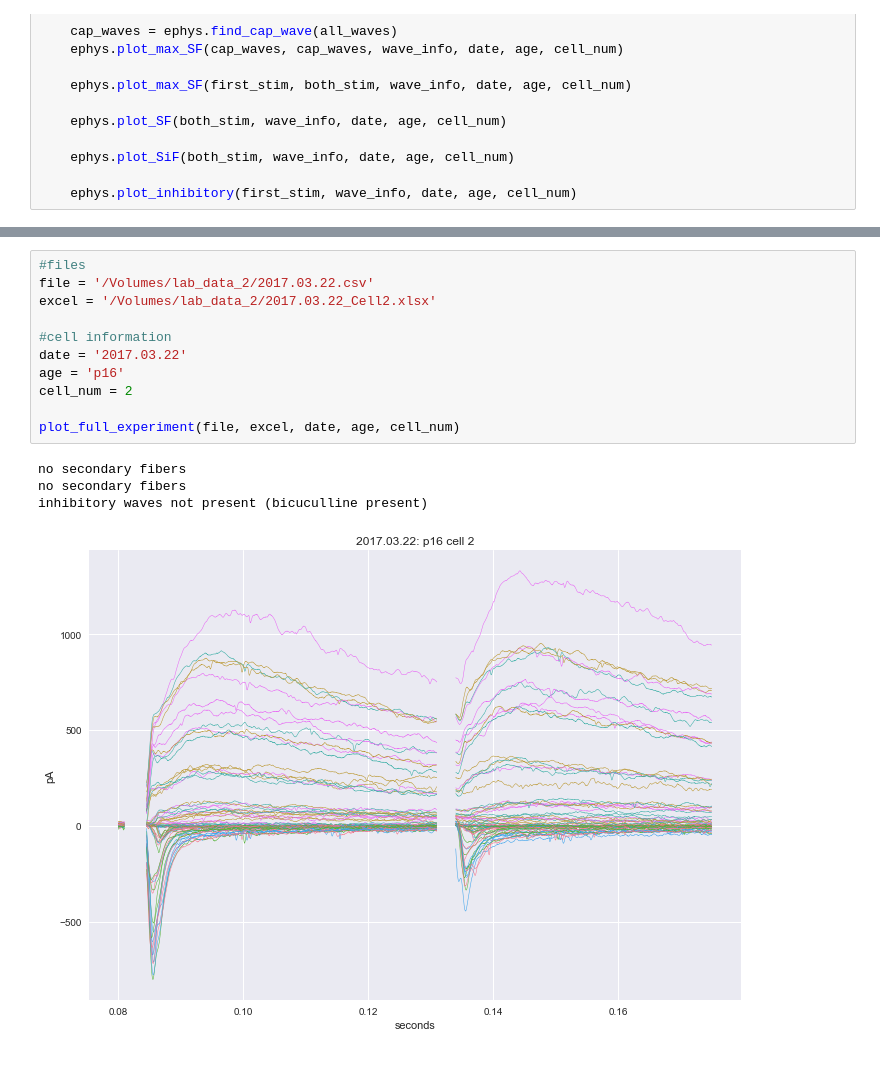
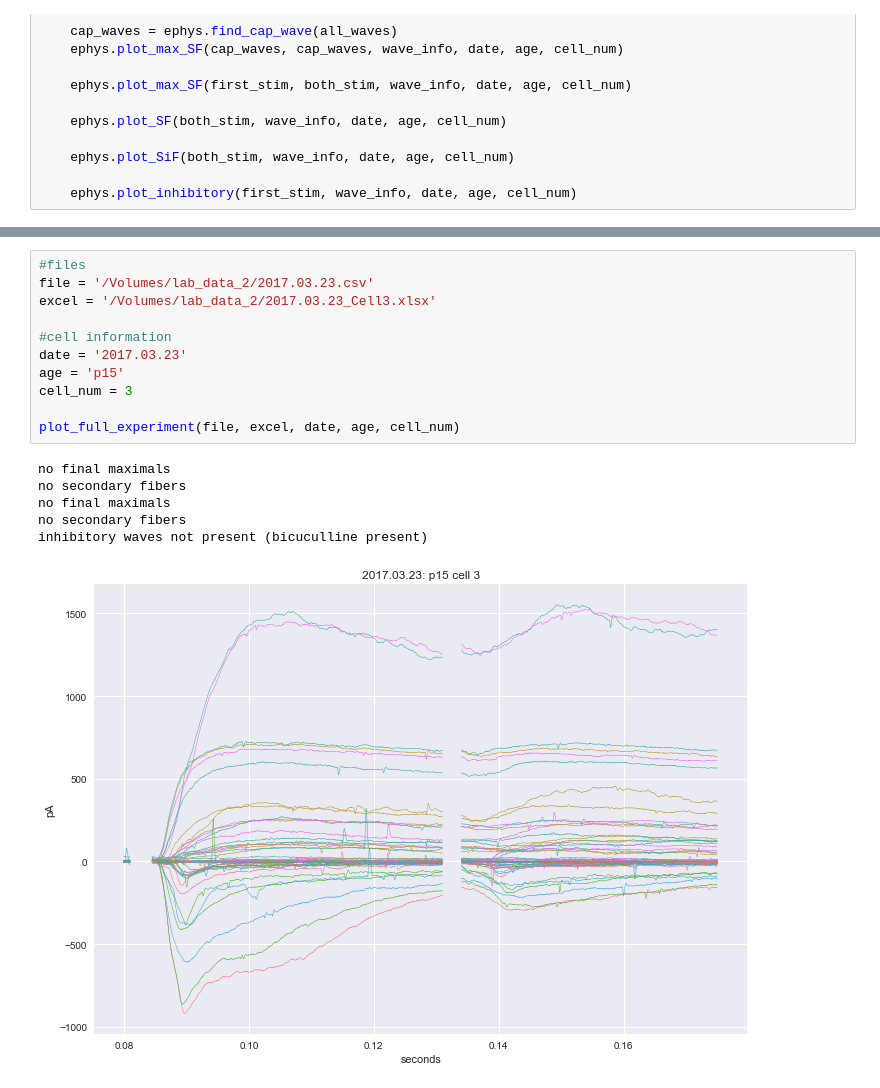
Before and after one commit to yuwie10/ephysAnalysis, a Jupyter notebook: plot_cells_template.ipynb, the cells around one changed output, grey strips where cells are left out. Saved outputs shown, nothing was run; the diff lists cells and outputs as text.

```diff
--- a/plot_cells_template.ipynb
+++ b/plot_cells_template.ipynb
@@ -82,16 +103,18 @@ no secondary fibers
 # %%
 #files
-file = '/Volumes/lab_data_2/2017.03.22.csv'
-excel = '/Volumes/lab_data_2/2017.03.22_Cell2.xlsx'
+file = '/Volumes/lab_data_2/2017.03.23.csv'
+excel = '/Volumes/lab_data_2/2017.03.23_Cell3.xlsx'
 
 #cell information
-date = '2017.03.22'
-age = 'p16'
-cell_num = 2
+date = '2017.03.23'
+age = 'p15'
+cell_num = 3
 
 plot_full_experiment(file, excel, date, age, cell_num)
 # %% [output]
+no final maximals
 no secondary fibers
+no final maximals
 no secondary fibers
 inhibitory waves not present (bicuculline present)
-[figure, old version]
+[figure, new version]
```
Also changed, not shown: parts of 3 cells of this notebook, 4 other files.
